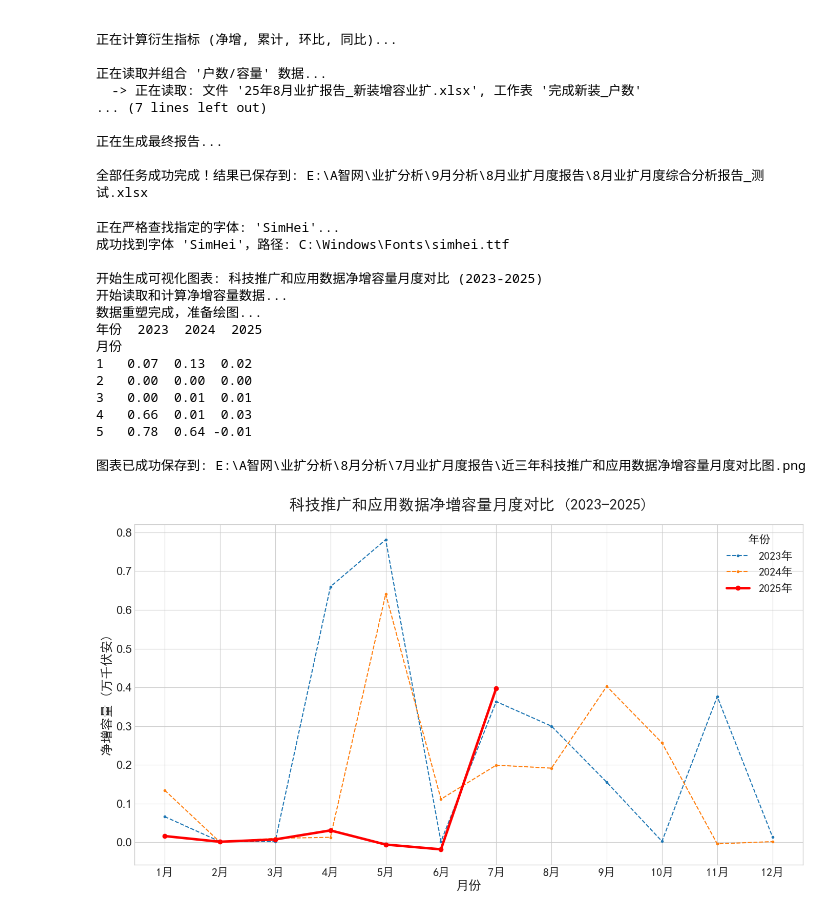
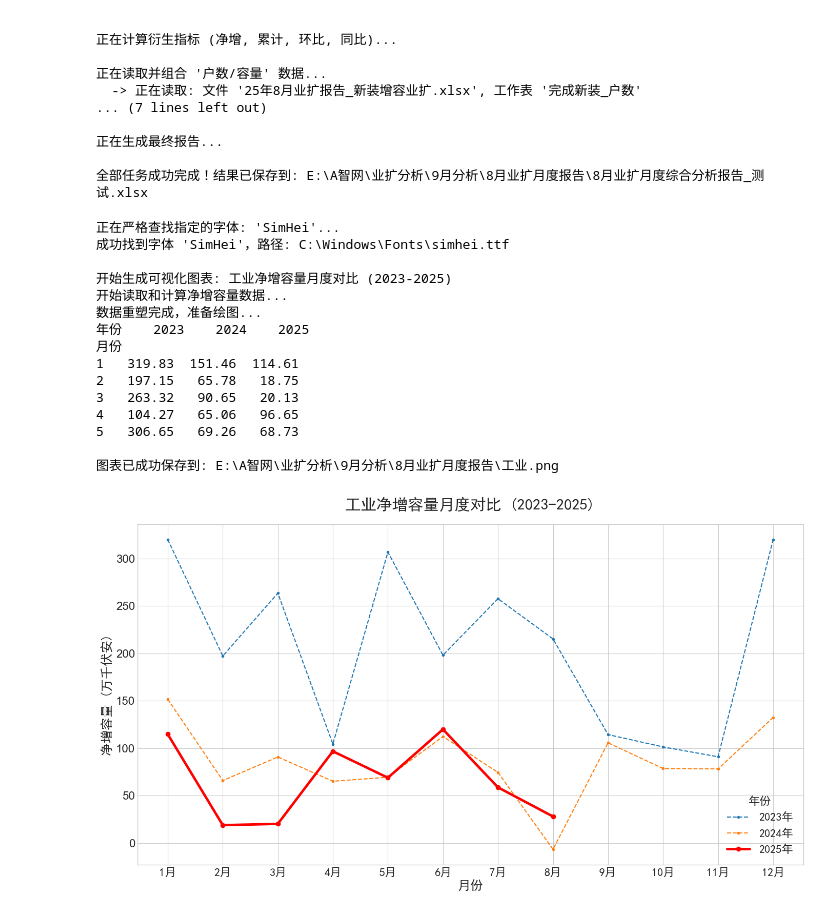
Before and after one commit to joeshuo/dailylearn, a Jupyter notebook: 月度业扩报告数据提取.ipynb, the cells around one changed output. Drawn from its saved outputs; the diff is of its cells as text; code cells hidden in the pictures.

```diff
--- a/月度业扩报告数据提取.ipynb
+++ b/月度业扩报告数据提取.ipynb
@@ -594,7 +594,7 @@ class Config:
     FILE_DEC_TERM = BASE_PATH / '25年8月业扩报告_减容销户业扩.xlsx'
 
     # --- 输出文件 ---
-    OUTPUT_FILE = BASE_PATH / '8月业扩月度综合分析报告_测试.xlsx'
+    OUTPUT_FILE = BASE_PATH / '8月业扩月度综合分析报告.xlsx'
 
     # --- 分析周期定义 ---
     # !! 关键 !!: 每次运行时，只需要修改 TARGET_MONTH
@@ -830,15 +830,15 @@ class Config:
     BASE_PATH = Path(r'E:\A智网\业扩分析\9月分析\8月业扩月度报告')
     FILE_NEW_INC = BASE_PATH / '25年8月业扩报告_新装增容业扩.xlsx'
     FILE_DEC_TERM = BASE_PATH / '25年8月业扩报告_减容销户业扩.xlsx'
-    OUTPUT_IMAGE_FILE = BASE_PATH / '近三年科技推广和应用数据净增容量月度对比图.png'
+    OUTPUT_IMAGE_FILE = BASE_PATH / '工业.png'
 
     # --- Excel工作表和目标分类配置 ---
     SHEET_TOTAL_INC_CAP = '完成新装增容_容量'
     SHEET_TOTAL_DEC_CAP = '完成减容销户_容量'
-    TARGET_CATEGORY_NAME = '      其中：科技推广和应用服务业'
+    TARGET_CATEGORY_NAME = '二、工业'
 
     # --- 图表文本配置 ---
-    CHART_TITLE = '科技推广和应用数据净增容量月度对比 (2023-2025)'
+    CHART_TITLE = '工业净增容量月度对比 (2023-2025)'
     X_AXIS_LABEL = '月份'
     Y_AXIS_LABEL = '净增容量 (万千伏安)'
 
@@ -954,39 +954,39 @@ def main():
 
     ax.set_xticks(range(1, 13))
     xticklabels = [f'{i}月' for i in range(1, 13)]
     ax.set_xticklabels(xticklabels, fontproperties=tick_label_font)
     ax.tick_params(axis='y', which='major', labelsize=Config.TICK_LABEL_FONTSIZE)
 
     legend = ax.legend(
         title='年份',
         prop=legend_text_font,
         title_fontproperties=legend_title_font
     )
 
     fig.tight_layout()
     try:
         plt.savefig(Config.OUTPUT_IMAGE_FILE, dpi=600)
         print(f"\n图表已成功保存到: {Config.OUTPUT_IMAGE_FILE}")
     except Exception as e:
         print(f"\n[错误] 保存图表失败: {e}")
     plt.show()
 
 if __name__ == '__main__':
     main()
 # %% [output]
 正在严格查找指定的字体: 'SimHei'...
 成功找到字体 'SimHei'，路径: C:\Windows\Fonts\simhei.ttf
 
-开始生成可视化图表: 科技推广和应用数据净增容量月度对比 (2023-2025)
+开始生成可视化图表: 工业净增容量月度对比 (2023-2025)
 开始读取和计算净增容量数据...
 数据重塑完成，准备绘图...
-年份  2023  2024  2025
+年份    2023    2024    2025
 月份
-1   0.07  0.13  0.02
-2   0.00  0.00  0.00
-3   0.00  0.01  0.01
-4   0.66  0.01  0.03
-5   0.78  0.64 -0.01
+1   319.83  151.46  114.61
+2   197.15   65.78   18.75
+3   263.32   90.65   20.13
+4   104.27   65.06   96.65
+5   306.65   69.26   68.73
 
-图表已成功保存到: E:\A智网\业扩分析\8月分析\7月业扩月度报告\近三年科技推广和应用数据净增容量月度对比图.png
+图表已成功保存到: E:\A智网\业扩分析\9月分析\8月业扩月度报告\工业.png
-[figure, old version]
+[figure, new version]
```
Also changed, not shown: 1 other file.
